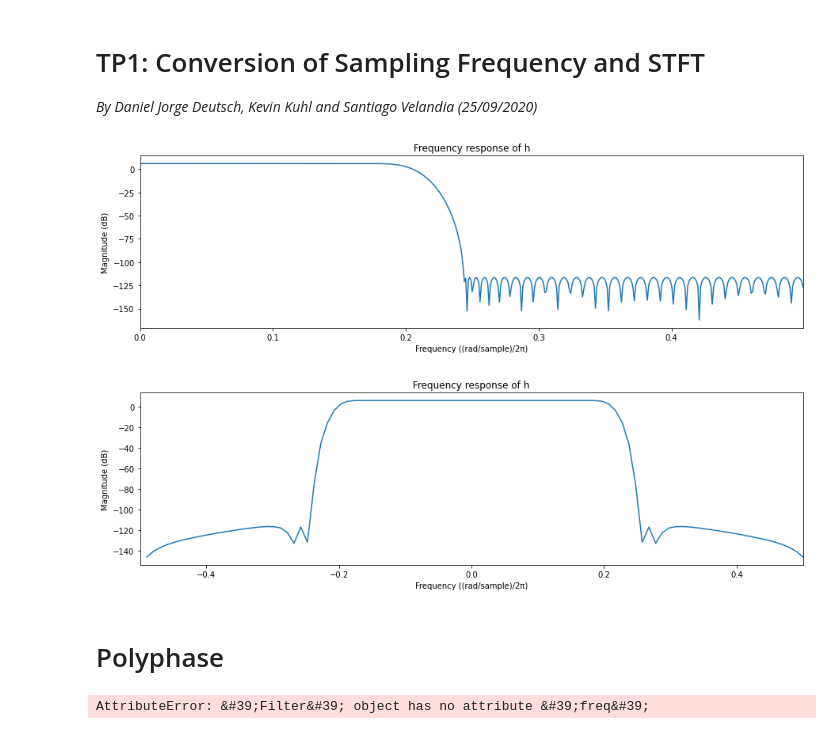
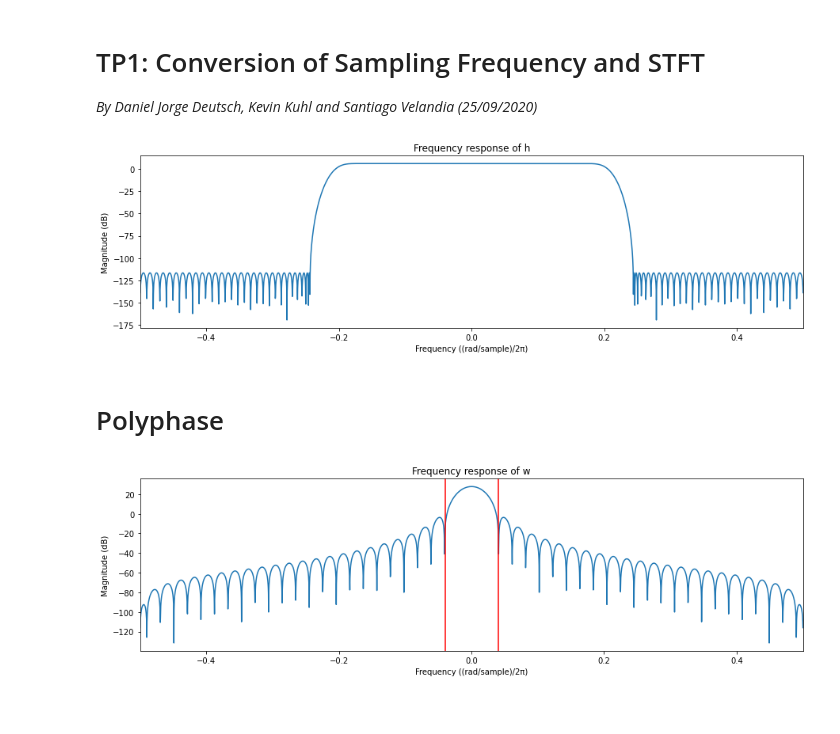
Before and after one commit to daniel-deutsch/TSIA201, a Jupyter notebook: TP1/main.ipynb, the cells around one changed output. Drawn from its saved outputs; the diff is of its cells as text; code cells hidden in the pictures.

Commit message:
plot

```diff
--- a/TP1/main.ipynb
+++ b/TP1/main.ipynb
@@ -213,7 +232,7 @@ class Filter:
 
         # Magnitude
         mag = 20*np.log10(np.abs(mag))
-        mag[abs(mag-np.mean(mag)) > 2*np.std(mag)] = np.nan     # Remove outliers for the plot
+        mag[np.abs(mag-np.mean(mag)) > 2*np.std(mag)] = np.nan     # Remove outliers for the plot
 
         # Frequency
         freq = freq/(2*np.pi)
@@ -240,10 +259,11 @@ class Filter:
     def fft_plot(self, xhighlights=None, yhighlights=None, figsize=(15, 4), save=False):
 
         # Magnitude
-        mag = np.fft.fft(self.signal)                           # Obtains the magnitude of the signal
-        mag = np.fft.fftshift(mag)                              # Shifts the zero-frequency component to the center of the spectrum
-        mag = 20*np.log10(np.abs(mag))                          # Applies log to the result
-        mag[abs(mag-np.mean(mag)) > 2*np.std(mag)] = np.nan     # Remove outliers for the plot
+        len_fft = 4096                                           # Length of the transformed axis of the output
+        mag = np.fft.fft(self.signal, len_fft)                   # Obtains the magnitude of the signal
+        mag = np.fft.fftshift(mag)                               # Shifts the zero-frequency component to the center of the spectrum
+        mag = 20*np.log10(np.abs(mag))                           # Applies log to the result
+        mag[np.abs(mag-np.mean(mag)) > 2*np.std(mag)] = np.nan   # Remove outliers for the plot
 
         # Frequency
         freq = np.linspace(-0.5, 0.5, len(mag))
@@ -267,72 +287,76 @@ class Filter:
 # %%
 # Obtains the input signal x from its file
 x = Signal(name="x", file="./inputs/caravan_48khz.wav")
 
 # Defines the over and under sampling constants
 L = 2
 M = 3
 
 # Obtains the over sampled signal w using L=2 (Fw=48*2=96kHz)
 w = x.insert_zeros("w", L)
 
 # Defines the Remez filter params
 numtaps = 100                       # An even number (can't be too big)
 trans_width = 1/13                  # ?
 cutoff = min( 1/(2*L), 1/(2*M) )    # Cutoff frequency (should be 1/(2*M) = 1/6)
 
 # Obtains the Remez filter
 h = Filter(name="h", signal=sig.remez(numtaps, [0, cutoff, cutoff+trans_width, 1/2], [L, 0]))
-
+h.fft_plot()
 # Calculates the convolution v=w*h
 v = h.apply(name="v", signal=w)
 
 # Undersample the convolution result to obtain the output of the system using M=3 (Fy=96/3=32kHz)
 y = v.remove_samples("y", M)
 # %% [output]
-[figure, old version]
+[figure, new version]
-[figure, removed]
 # %% [markdown]
 # Polyphase
 # %%
-h0 = Signal("h0", h.signal[::2], h.freq/2)
-h1 = Signal("h1", h.signal[1::2], h.freq/2)
+# h0 = Signal("h0", h.signal[::2], h.freq/2)
+# h1 = Signal("h1", h.signal[1::2], h.freq/2)
 
-w0 = x.convolve("w0", h0)
-w1 = x.convolve("w1", h1)
+# w0 = x.convolve("w0", h0)
+# w1 = x.convolve("w1", h1)
 
-v0 = w0.insert_zeros("v0", 2)
-v1 = w1.insert_zeros("v1", 2)
+# v0 = w0.insert_zeros("v0", 2)
+# v1 = w1.insert_zeros("v1", 2)
 
-v0.signal = np.append([0],v0.signal[:-1])
+# v0.signal = np.append([0],v0.signal[:-1])
 
-v = Signal("v", v0.signal+v1.signal, v0.freq)
+# v = Signal("v", v0.signal+v1.signal, v0.freq)
 
 
-#------------------------------#
-#--- LISTEN -------------------#
-#------------------------------#
+# #------------------------------#
+# #--- LISTEN -------------------#
+# #------------------------------#
 
-u0 = Signal("u0", v.signal, v.freq)
-u1 = Signal("u1", np.append([0], v.signal[:-1]), v.freq)
-u2 = Signal("u2", np.append([0, 0], v.signal[:-2]), v.freq)
+# u0 = Signal("u0", v.signal, v.freq)
+# u1 = Signal("u1", np.append([0], v.signal[:-1]), v.freq)
+# u2 = Signal("u2", np.append([0, 0], v.signal[:-2]), v.freq)
 
-a0 = u0.remove_samples("a0", M)
-a1 = u1.remove_samples("a1", M)
-a2 = u2.remove_samples("a2", M)
+# a0 = u0.remove_samples("a0", M)
+# a1 = u1.remove_samples("a1", M)
+# a2 = u2.remove_samples("a2", M)
 
-h0 = Signal("h0", h.signal[:-1:3], h.freq/2)
-h1 = Signal("h1", h.signal[1::3], h.freq/2)
-h2 = Signal("h2", h.signal[2::3], h.freq/2)
+# h0 = Signal("h0", h.signal[:-1:3], h.freq/2)
+# h1 = Signal("h1", h.signal[1::3], h.freq/2)
+# h2 = Signal("h2", h.signal[2::3], h.freq/2)
 
-y0 = a0.convolve("y0", h0)
-y1 = a1.convolve("y1", h1)
-y2 = a2.convolve("y2", h2)
+# y0 = a0.convolve("y0", h0)
+# y1 = a1.convolve("y1", h1)
+# y2 = a2.convolve("y2", h2)
 
-y = Signal("y", y0.signal+y1.signal+y2.signal, a0.freq)
-h.filter_response_plot()
-y.fft_plot()
+# y = Signal("y", y0.signal+y1.signal+y2.signal, a0.freq)
+# h.filter_response_plot()
+# y.fft_plot()
-# %% [output]
-AttributeError: &#39;Filter&#39; object has no attribute &#39;freq&#39;
+# %%
+Nw = 50
+w = Signal("w", np.hanning(Nw), 32000)
+xhighlights = [-2/len(w.signal), 2/len(w.signal)]
+w.fft_plot(xhighlights=xhighlights)
+# %% [output]
+[figure, added]
 # %%
 N = x.signal.shape[0] # % longueur du signal
 Nw = 50
```
Also changed, not shown: parts of 2 cells of this notebook.
